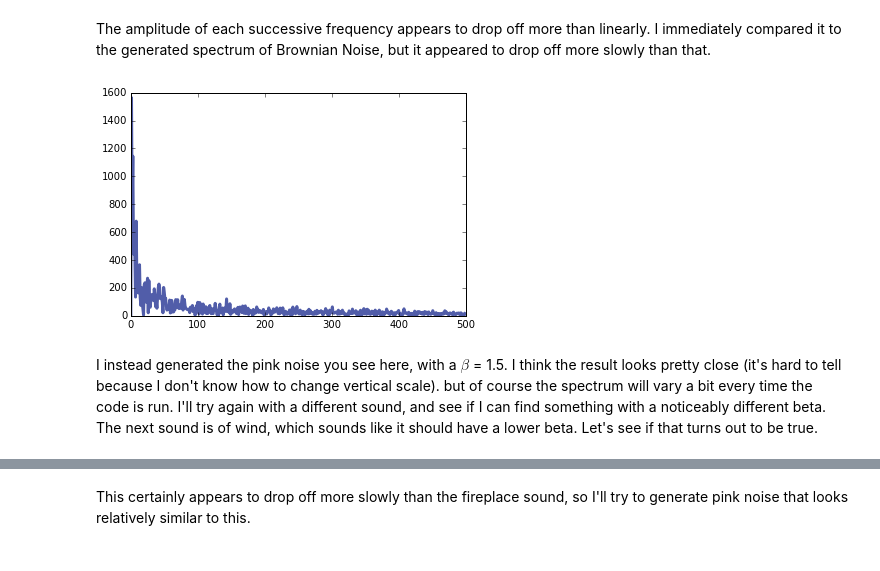
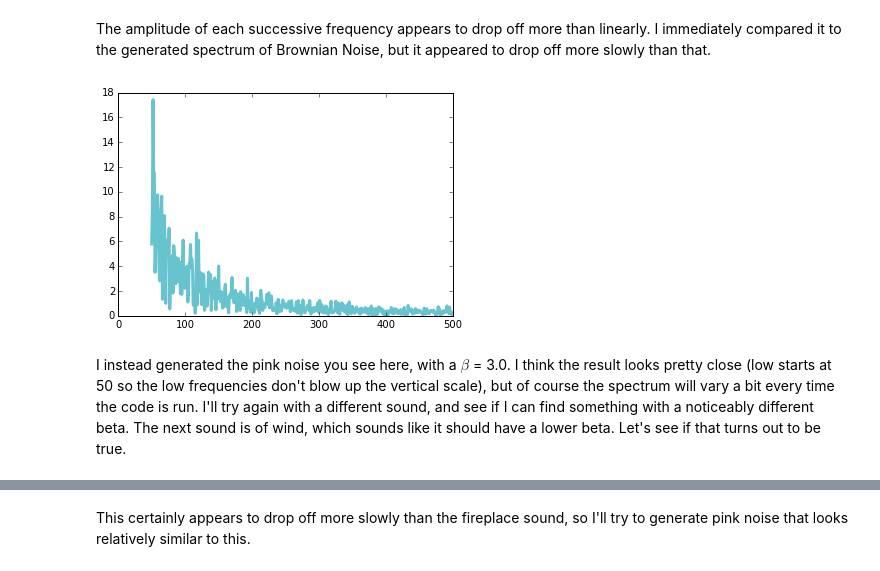
Before and after one commit to kyflores/ThinkDSP, a Jupyter notebook: problem_sets/PS02.ipynb, the cells around one changed output, grey strips where cells are left out. Cells and saved outputs as stored; diff of their text form; code cells hidden in the pictures.

```diff
--- a/problem_sets/PS02.ipynb
+++ b/problem_sets/PS02.ipynb
@@ -124,12 +142,12 @@ fireplace.segment(1.0,2.0).make_spectrum().plot(low=0,high=1000) #These low/high
 # %% [markdown]
 The amplitude of each successive frequency appears to drop off more than linearly. I immediately compared it to the generated spectrum of Brownian Noise, but it appeared to drop off more slowly than that.
 # %%
-noise=thinkdsp.PinkNoise(beta=1.5)
-noise.make_wave().make_spectrum().plot(low=0,high=500)
+noise=thinkdsp.PinkNoise(beta=3.0)
+noise.make_wave().make_spectrum().plot(low=50,high=500)
 # %% [output]
-[figure, old version]
+[figure, new version]
 # %% [markdown]
-I instead generated the pink noise you see here, with a $\beta$ = 1.5. I think the result looks pretty close (it's hard to tell because I don't know how to change vertical scale). but of course the spectrum will vary a bit every time the code is run. I'll try again with a different sound, and see if I can find something with a noticeably different beta. The next sound is of wind, which sounds like it should have a lower beta. Let's see if that turns out to be true.
+I instead generated the pink noise you see here, with a $\beta$ = 3.0. I think the result looks pretty close (low starts at 50 so the low frequencies don't blow up the vertical scale), but of course the spectrum will vary a bit every time the code is run. I'll try again with a different sound, and see if I can find something with a noticeably different beta. The next sound is of wind, which sounds like it should have a lower beta. Let's see if that turns out to be true.
 # %%
 #The second sound is a clip of wind.
 wind=thinkdsp.read_wave('wind.wav')
```
Also changed, not shown: parts of 19 cells of this notebook.
